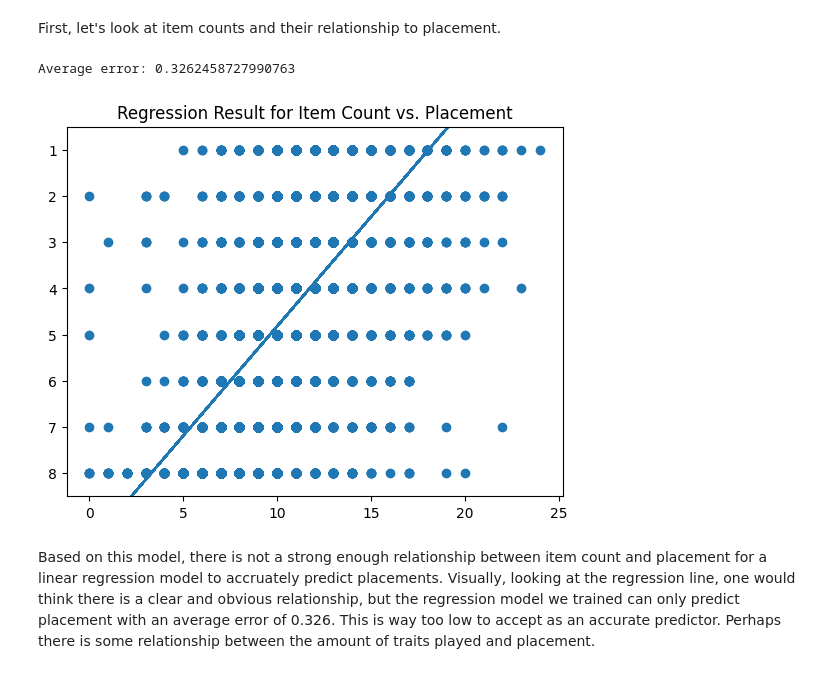
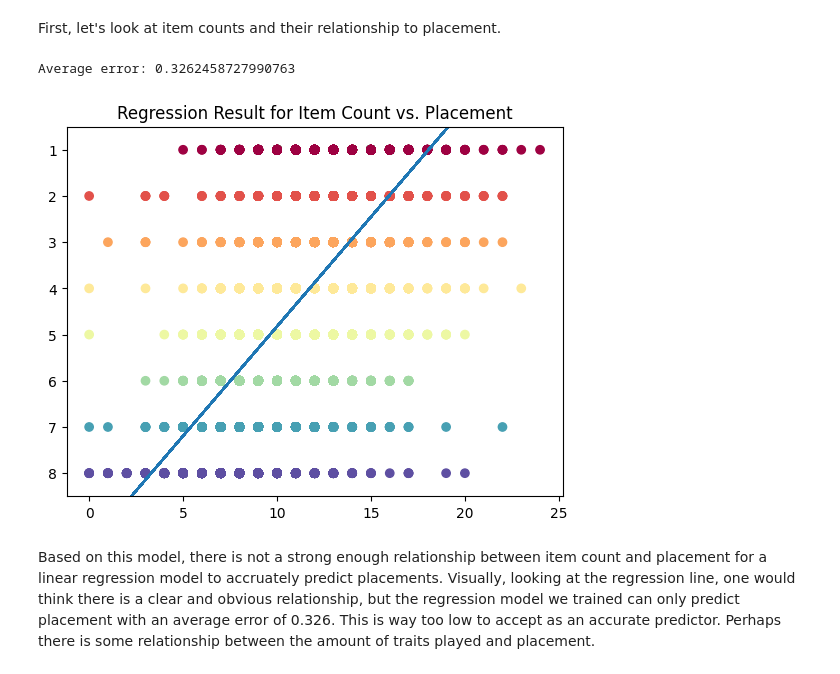
Before and after one commit to Skahan93/Skahan93.github.io, a Jupyter notebook: index.ipynb, the cells around one changed output. Drawn from its saved outputs; the diff is of its cells as text; code cells hidden in the pictures.

```diff
--- a/index.ipynb
+++ b/index.ipynb
@@ -147,32 +153,31 @@ First, let's look at item counts and their relationship to placement.
 # %%
 items_x_train, items_x_test, items_y_train, items_y_test = train_test_split(mdf.items_count, mdf.placement, random_state=34)
 
 items_reg = linear_model.LinearRegression()
 
 items_x_train = mdf['items_count'].values.reshape(-1,1)
 items_y_train = mdf['placement'].values.reshape(-1,1)
 
 items_x_test = mdf['items_count'].values.reshape(-1,1)
 items_y_test = mdf['placement'].values.reshape(-1,1)
 
 items_reg.fit(items_x_train, items_y_train)
 
-pred = items_reg.predict(items_x_test)
+items_pred = items_reg.predict(items_x_test)
 
 fig,ax = plt.subplots(1)
 
-plt.scatter(items_x_test, items_y_test)
-plt.plot(items_x_test, pred)
+plt.scatter(items_x_test, items_y_test, c=mdf['placement'],cmap='Spectral')
+plt.plot(items_x_test, items_pred)
 ax.set_ylim([.5, 8.5])
 ax.invert_yaxis()
 plt.title("Regression Result for Item Count vs. Placement")
 
 items_score = cross_val_score(items_reg, items_x_train, items_y_train, cv=10)
-print("Average error: " + str(items_score.mean()))
-
 plt.show()
+print("Average accuracy: " + str(items_score.mean()))
 # %% [output]
 Average error: 0.3262458727990763
-[figure, old version]
+[figure, new version]
 # %% [markdown]
 Based on this model, there is not a strong enough relationship between item count and placement for a linear regression model to accruately predict placements. Visually, looking at the regression line, one would think there is a clear and obvious relationship, but the regression model we trained can only predict placement with an average error of 0.326. This is way too low to accept as an accurate predictor. Perhaps there is some relationship between the amount of traits played and placement.
```
Also changed, not shown: parts of 13 cells of this notebook, 1 other file.
